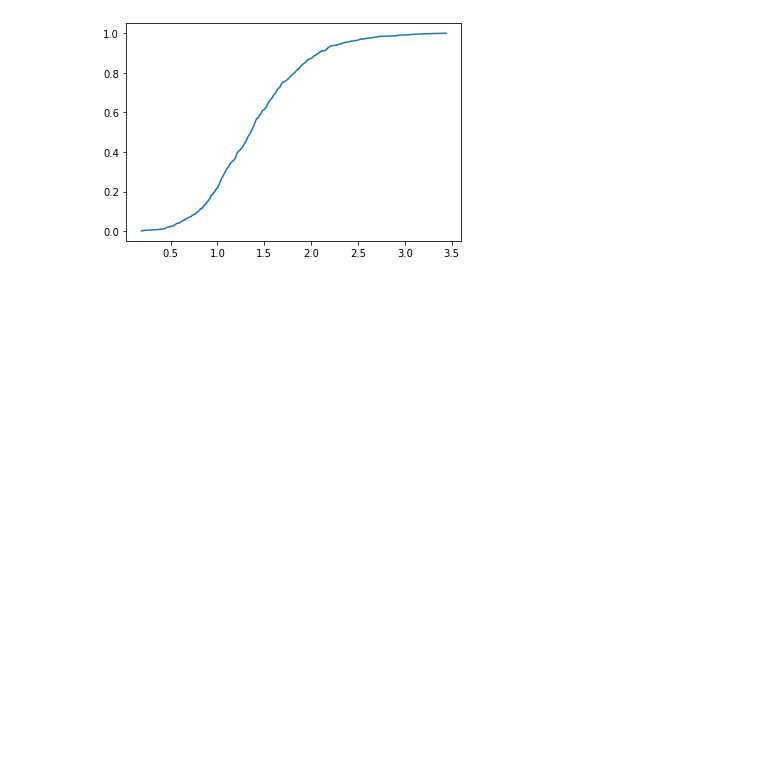
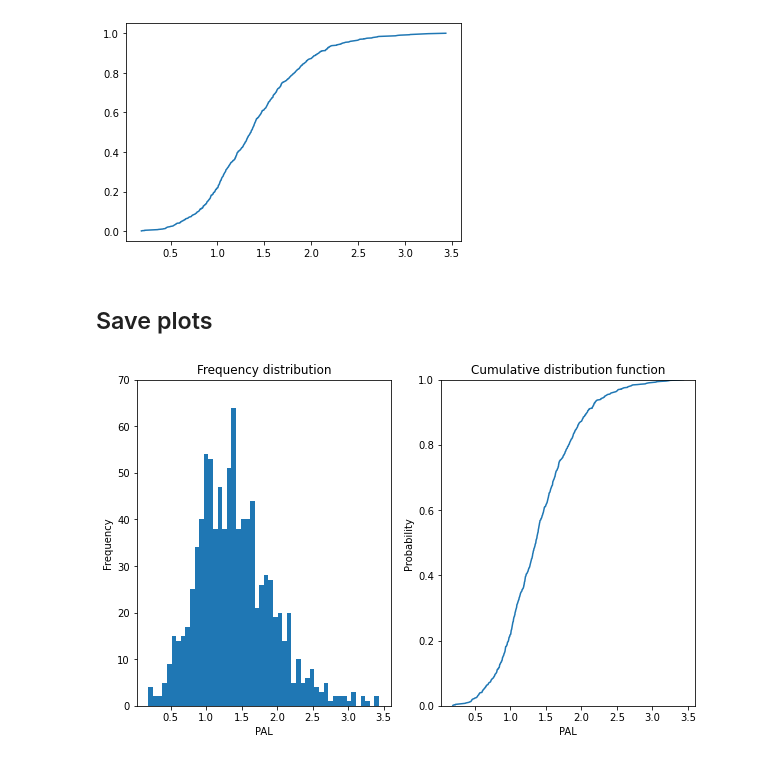
Before and after one commit to MovezNetwork/ABM-PA, a Jupyter notebook: notebooks/pal_w1_distribution.ipynb, the cells around one changed output. Saved outputs shown, nothing was run; the diff lists cells and outputs as text; code cells hidden in the pictures; blank space fills up the shorter version.

```diff
--- a/notebooks/pal_w1_distribution.ipynb
+++ b/notebooks/pal_w1_distribution.ipynb
@@ -72,3 +72,25 @@ pyplot.plot(ecdf.x, ecdf.y)
 # %% [output]
 [<matplotlib.lines.Line2D at 0x...>]
 [figure]
+# %% [markdown]
+## Save plots
+# %%
+
+fig, (ax1, ax2) = plt.subplots(1, 2, figsize=(10,6))
+
+ax1.set_title('Frequency distribution')
+ax1.set_ylabel('Frequency')
+ax1.set_xlabel('PAL')
+ax1.set_ylim([0, 70])
+ax1.hist(PAL_wave1, bins=50)
+
+ax2.set_title('Cumulative distribution function')
+ax2.set_ylabel('Probability')
+ax2.set_xlabel('PAL')
+ax2.set_ylim([0, 1])
+ax2.plot(ecdf.x, ecdf.y)
+
+
+fig.savefig('../output/pal_w1_dist.eps', bbox_inches='tight', format='eps', dpi=1000)
+# %% [output]
+[figure, added]
```
Also changed, not shown: parts of 3 cells of this notebook, 5 other files.
